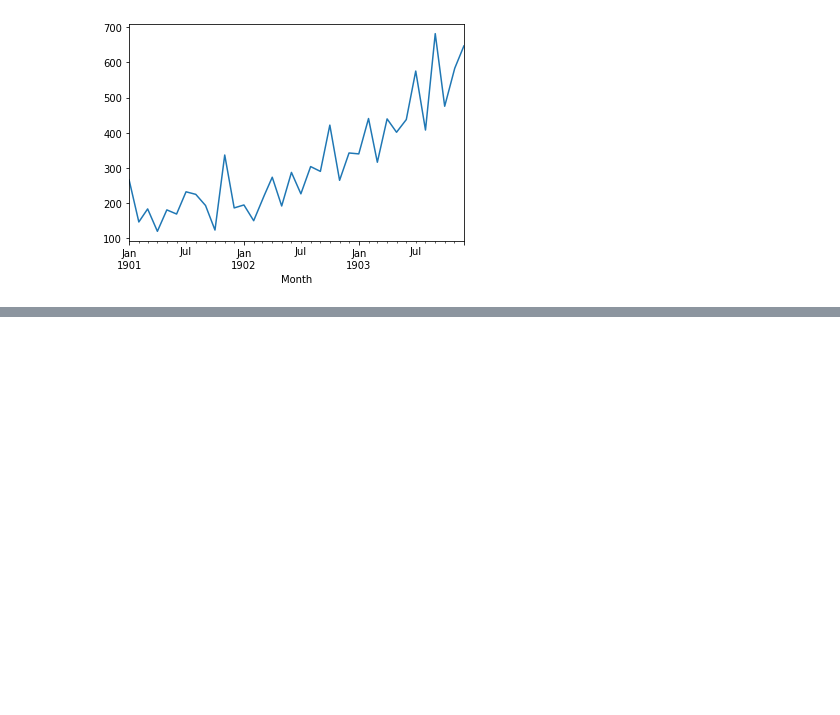
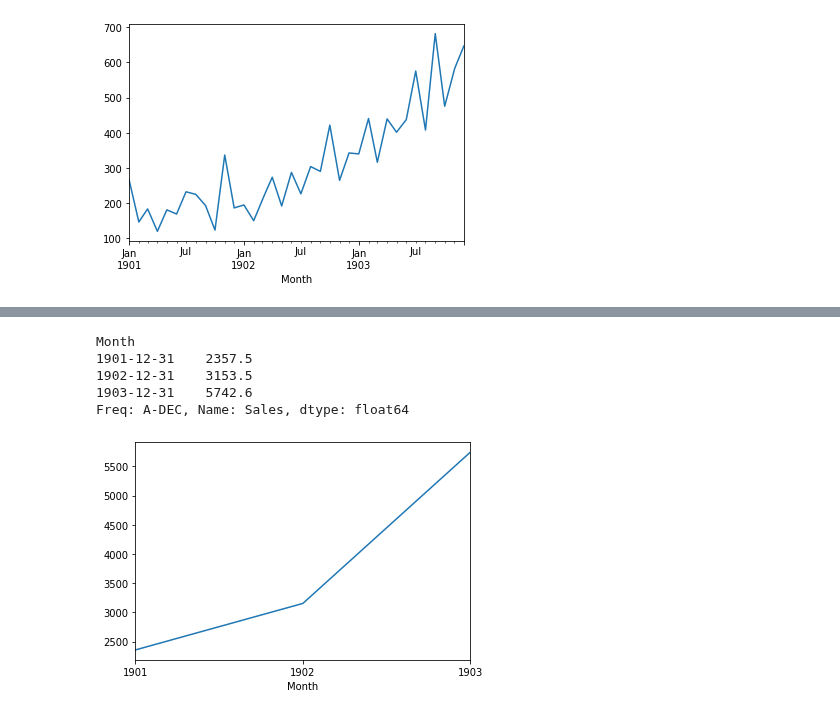
Before and after one commit to ayosamobitade/Time-Series-Analytic-Projects, a Jupyter notebook: Shampoo Sales/Shampoo Sales.ipynb, the cells around one changed output, grey strips where cells are left out. Cells and saved outputs as stored; diff of their text form; code cells hidden in the pictures; blank space fills up the shorter version.

```diff
--- a/Shampoo Sales/Shampoo Sales.ipynb
+++ b/Shampoo Sales/Shampoo Sales.ipynb
@@ -88,0 +119,17 @@ interpolated = upsampled.interpolate(method = )
+# %%
+# downsampling the series into a yearly data
+
+total_yearly_sale = series.resample('A').sum()
+print(total_yearly_sale.head())
+
+# vizualizing the series by yearly total sales
+
+total_yearly_sale.plot()
+plt.show()
+# %% [output]
+Month
+1901-12-31    2357.5
+1902-12-31    3153.5
+1903-12-31    5742.6
+Freq: A-DEC, Name: Sales, dtype: float64
+[figure, added]
```
Also changed, not shown: parts of 2 cells of this notebook.
